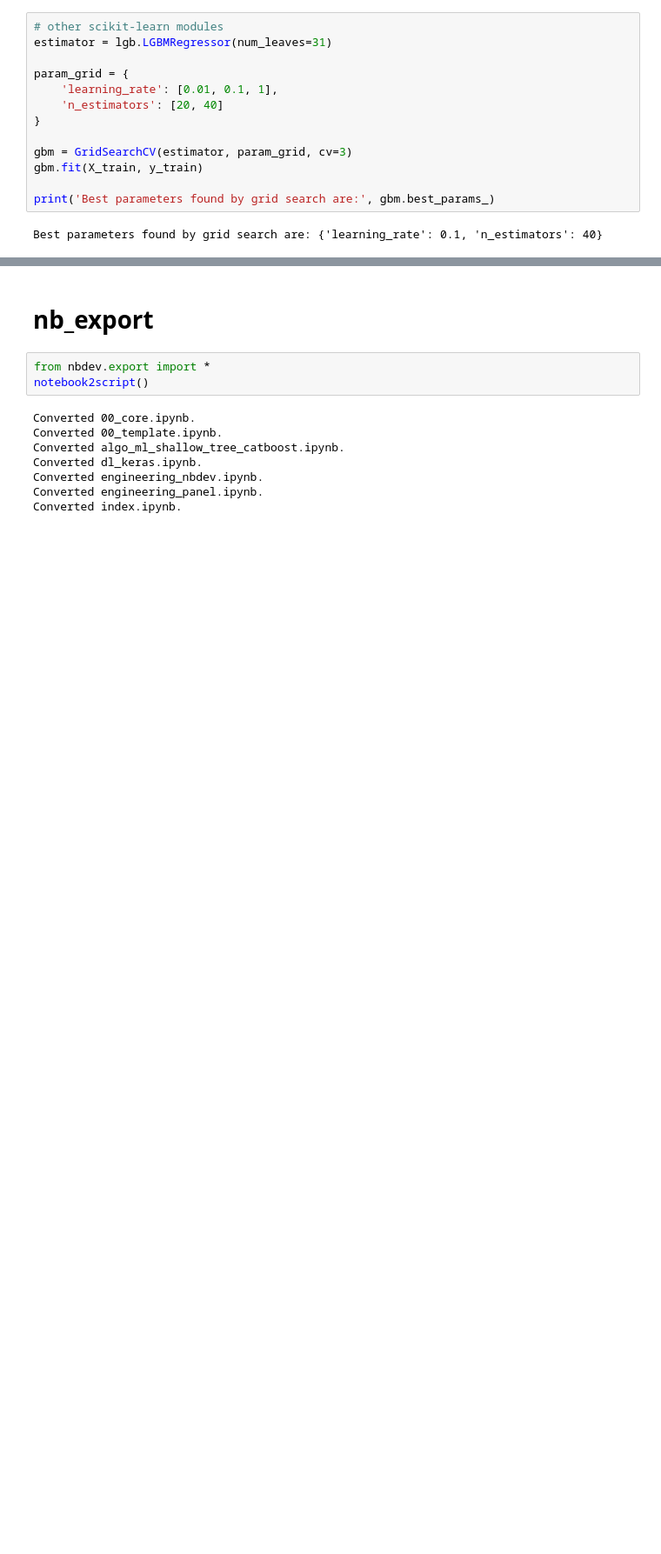
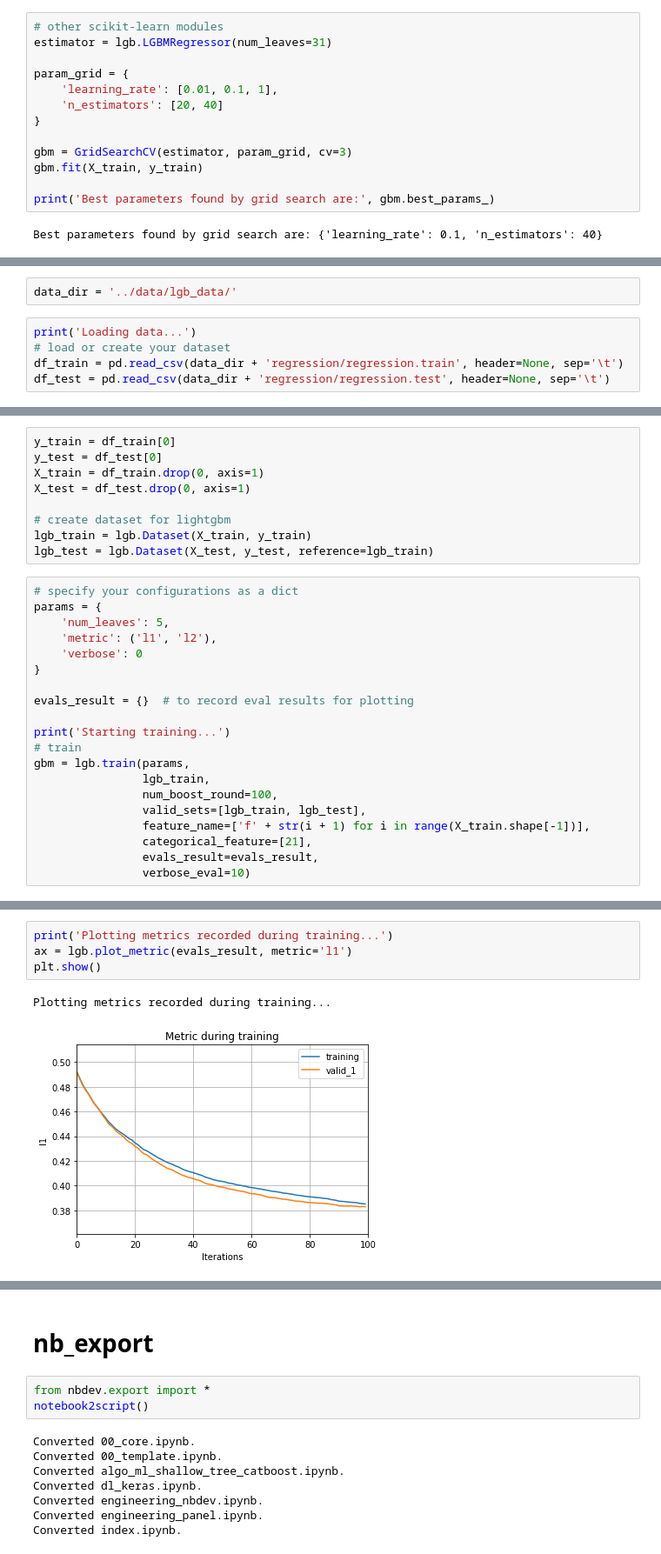
Before and after one commit to mayi140611/myappsexlib, a Jupyter notebook: algo_ml_tree_lgb.ipynb, the cells around one changed output, grey strips where cells are left out. Shown at 87% size. Saved outputs shown, nothing was run; the diff lists cells and outputs as text; blank space fills up the shorter version.

```diff
--- a/algo_ml_tree_lgb.ipynb
+++ b/algo_ml_tree_lgb.ipynb
@@ -335,0 +699,7 @@ https://github.com/microsoft/LightGBM/blob/master/examples/python-guide/advanced
+# %%
+data_dir = '../data/lgb_data/'
+# %%
+print('Loading data...')
+# load or create your dataset
+df_train = pd.read_csv(data_dir + 'regression/regression.train', header=None, sep='\t')
+df_test = pd.read_csv(data_dir + 'regression/regression.test', header=None, sep='\t')
@@ -335,0 +708,29 @@ https://github.com/microsoft/LightGBM/blob/master/examples/python-guide/advanced
+# %%
+y_train = df_train[0]
+y_test = df_test[0]
+X_train = df_train.drop(0, axis=1)
+X_test = df_test.drop(0, axis=1)
+
+# create dataset for lightgbm
+lgb_train = lgb.Dataset(X_train, y_train)
+lgb_test = lgb.Dataset(X_test, y_test, reference=lgb_train)
+# %%
+# specify your configurations as a dict
+params = {
+    'num_leaves': 5,
+    'metric': ('l1', 'l2'),
+    'verbose': 0
+}
+
+evals_result = {}  # to record eval results for plotting
+
+print('Starting training...')
+# train
+gbm = lgb.train(params,
+                lgb_train,
+                num_boost_round=100,
+                valid_sets=[lgb_train, lgb_test],
+                feature_name=['f' + str(i + 1) for i in range(X_train.shape[-1])],
+                categorical_feature=[21],
+                evals_result=evals_result,
+                verbose_eval=10)
@@ -335,0 +749,7 @@ https://github.com/microsoft/LightGBM/blob/master/examples/python-guide/advanced
+# %%
+print('Plotting metrics recorded during training...')
+ax = lgb.plot_metric(evals_result, metric='l1')
+plt.show()
+# %% [output]
+Plotting metrics recorded during training...
+[figure, added]
```
Also changed, not shown: parts of 60 cells of this notebook, 13 other files.
